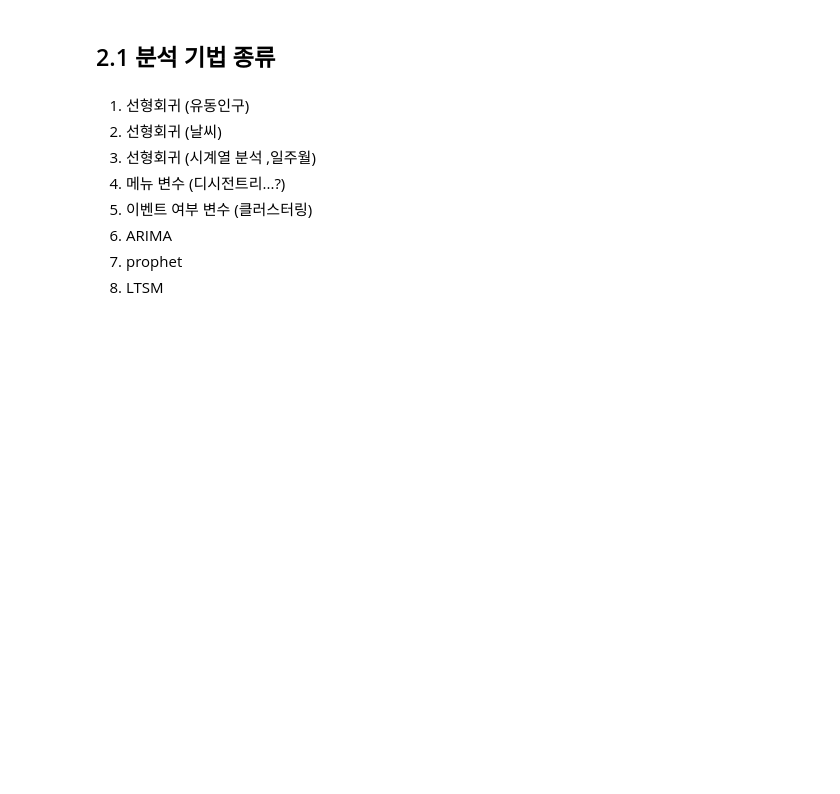
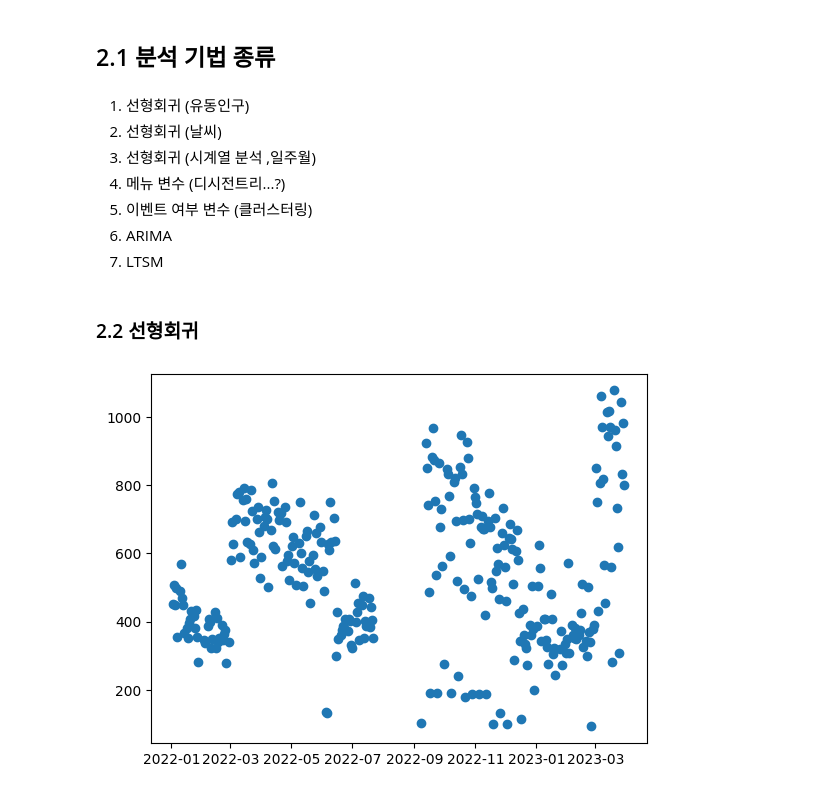
Before and after one commit to 10wook/School_Restaurants_demand_forcast, a Jupyter notebook: test.ipynb, the cells around one changed output. Saved outputs shown, nothing was run; the diff lists cells and outputs as text; code cells hidden in the pictures; blank space fills up the shorter version.

```diff
--- a/test.ipynb
+++ b/test.ipynb
@@ -1025,0 +1058,6 @@ demend_info_2023_03
+# %%
+#date_tot = date_tot.loc[(date_tot != 0).any(axis=1)]
+date_tot = date_tot.loc[(date_tot.ne(0)).all(axis=1)]
+date_tot['요일'] = pd.to_datetime(date_tot['날짜']).dt.weekday
+
+date_tot
@@ -1034,5 +1095,16 @@ demend_info_2023_03
 4. 메뉴 변수 (디시전트리...?)
 5. 이벤트 여부 변수 (클러스터링)
 6. ARIMA
-7. prophet
-8. LTSM
+7. LTSM
+# %% [markdown]
+### 2.2 선형회귀
+# %%
+## 일단 중식 석식을 모두 합한 값에 대해서 선형회귀 분석을 진행해볼까 합니다.
+
+import matplotlib.pyplot as plt
+date_tot= date_tot.dropna(axis=0)
+
+plt.scatter(date_tot['날짜'],date_tot['합계'])
+plt.show()
+# %% [output]
+[figure, added]
```
Also changed, not shown: parts of 3 cells of this notebook.
